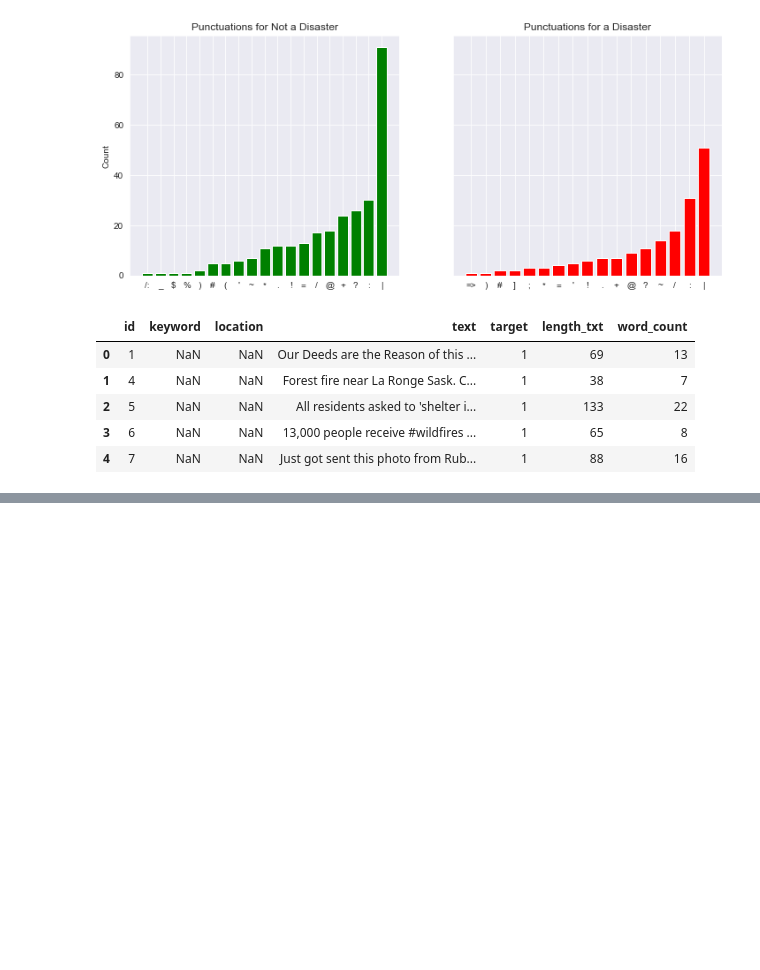
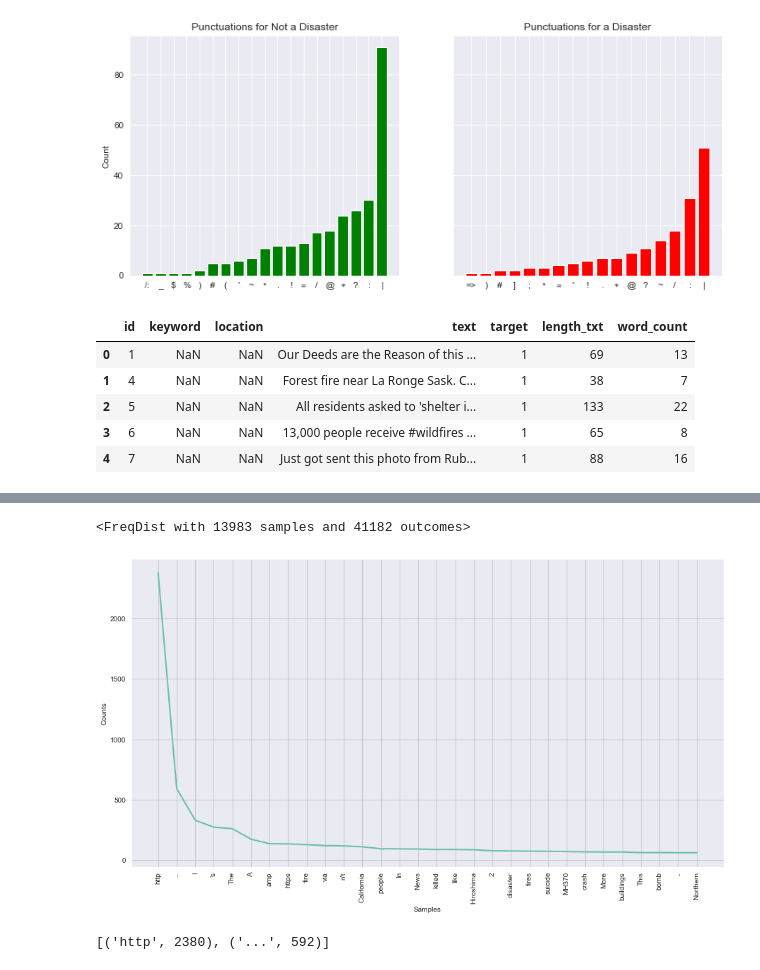
Before and after one commit to Eric-G-Romano/NLP_Disater_tweets, a Jupyter notebook: NLP Disaster classifier tweet.ipynb, the cells around one changed output, grey strips where cells are left out. Saved outputs shown, nothing was run; the diff lists cells and outputs as text; code cells hidden in the pictures; blank space fills up the shorter version.

```diff
--- a/NLP Disaster classifier tweet.ipynb
+++ b/NLP Disaster classifier tweet.ipynb
@@ -188,0 +303,16 @@ df_train.head()
+# %%
+corpus = create_corpus_(1, 'filtered_sp')
+fdist = FreqDist(corpus)
+print(fdist)
+
+# Frequency Distribution Plot
+plt.figure(figsize=(15,8))
+fdist.plot(30,cumulative=False)
+plt.show()
+# %% [output]
+<FreqDist with 13983 samples and 41182 outcomes>
+[figure, added]
+# %%
+fdist.most_common(2)
+# %% [output]
+[('http', 2380), ('...', 592)]
```
Also changed, not shown: parts of 15 cells of this notebook.
